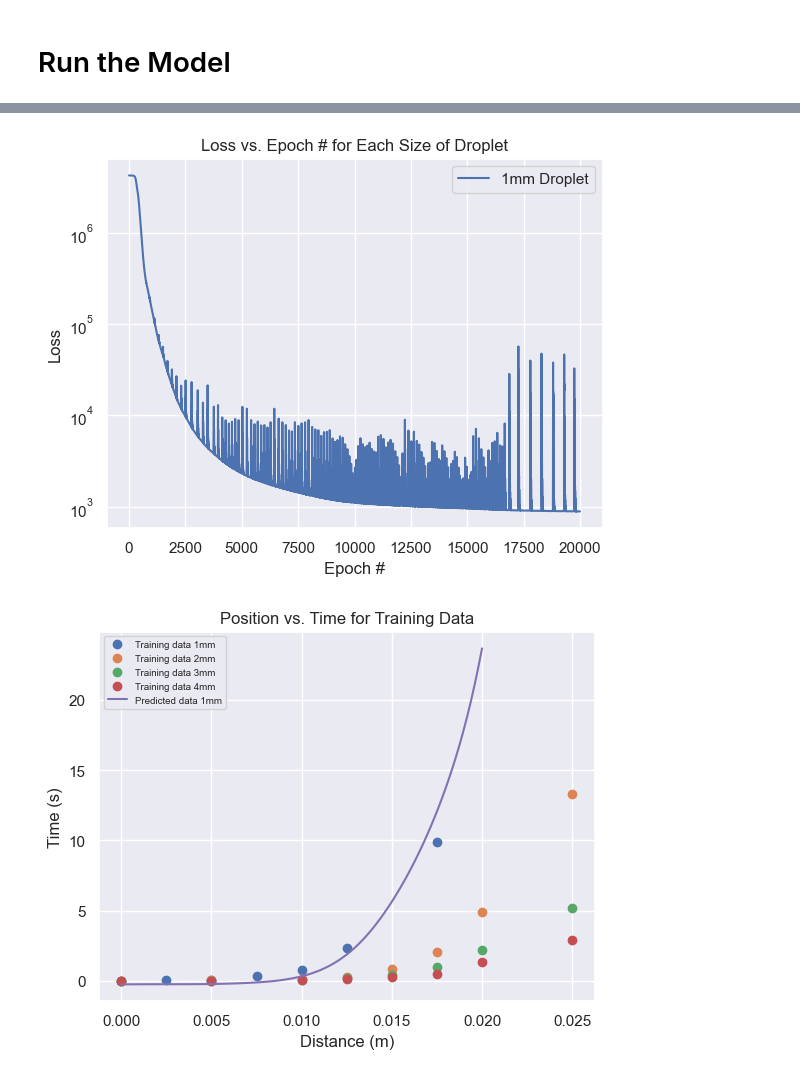
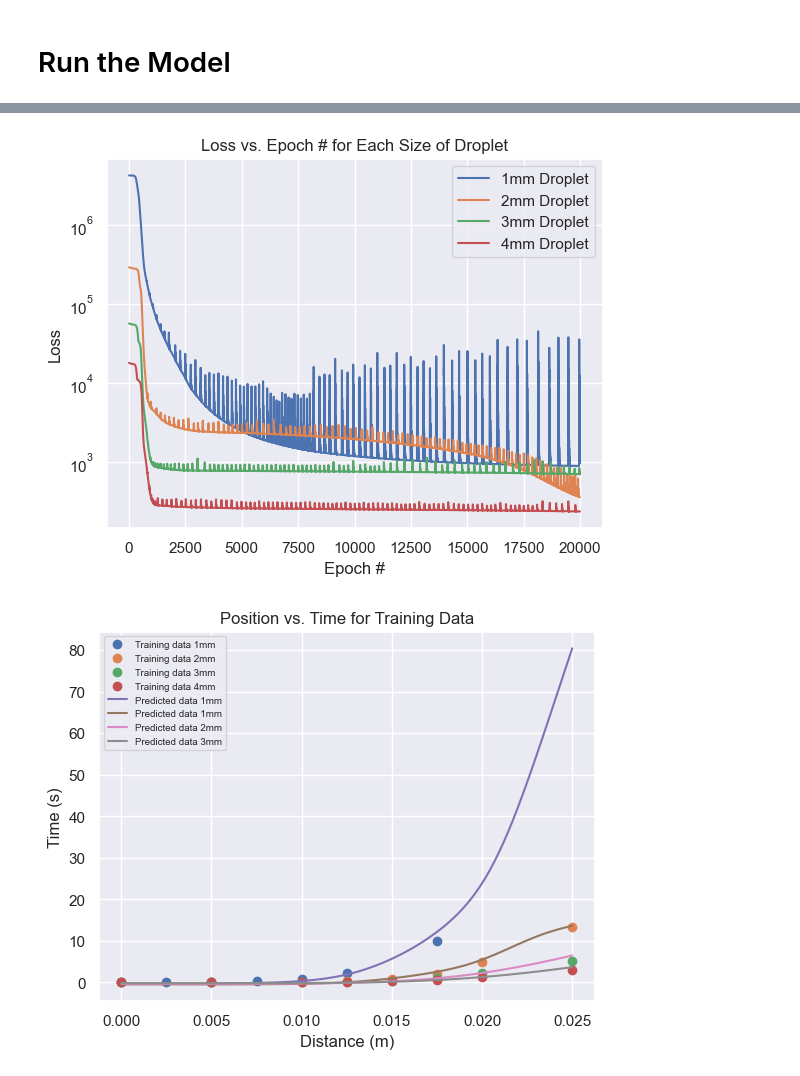
Before and after one commit to rahavdayan/pinns-model, a Jupyter notebook: src/ferrofluid/ferrofluid.ipynb, the cells around one changed output, grey strips where cells are left out. Saved outputs shown, nothing was run; the diff lists cells and outputs as text; code cells hidden in the pictures.

```diff
--- a/src/ferrofluid/ferrofluid.ipynb
+++ b/src/ferrofluid/ferrofluid.ipynb
@@ -52,8 +52,8 @@ Train model for each droplet size, plot losses for each one.
 Change the bounds on this loop and subsequent ones from '0', 'len(different_droplet_networks)' to '0', '1' to do only the 1mm droplet.
 You can change the bounds similarly to only train the network for other-sized droplets.
 '''
-# for i in range(0, len(different_droplet_networks)):
-for i in range(0, 1):
+for i in range(0, len(different_droplet_networks)):
+# for i in range(0, 1):
     different_droplet_networks[i] = Net(1, 1, droplet_size_idx=i, loss2=physics_loss_dim, epochs=20000, loss1_weight=1000, loss2_weight=1, lr=1e-4).to(DEVICE)
     print(f'Losses for {i+1}mm droplet:')
     losses = different_droplet_networks[i].fit(np.array(dim_data[i]['DISTANCE']), np.array(dim_data[i]['TIME']))
@@ -85,4 +85,4 @@ Epoch 20000/20000, data loss: 799.4378051757812, physics loss: 87.35913848876953
-[figure, old version]
+[figure, new version]
 # %%
 '''
 Plot the dimensionalized data for each droplet as well as each respective dimensionalized model
@@ -92,18 +92,18 @@ Plot the dimensionalized data for each droplet as well as each respective dimens
 plot_dim_data(show=False)
 
 # Use nondimensionalized model to make prediction
-xs = np.linspace(0, 0.02, 100)
+xs = np.linspace(0, 0.025, 100)
 
 # Plot dimensionalized model
-# for i in range(0, len(different_droplet_networks)):
-for i in range(0, 1):
+for i in range(0, len(different_droplet_networks)):
+# for i in range(0, 1):
     preds = different_droplet_networks[i].predict(xs)
     plt.plot(xs, preds)
     dim_legend.append(f'Predicted data {i+1}mm')
 plt.legend(dim_legend, fontsize=7)
 plt.show()
 # %% [output]
-[figure, old version]
+[figure, new version]
 # %%
 pred = different_droplet_networks[0].predict(xs)
 plt.plot(xs, pred)
```
Also changed, not shown: parts of 2 cells of this notebook.
